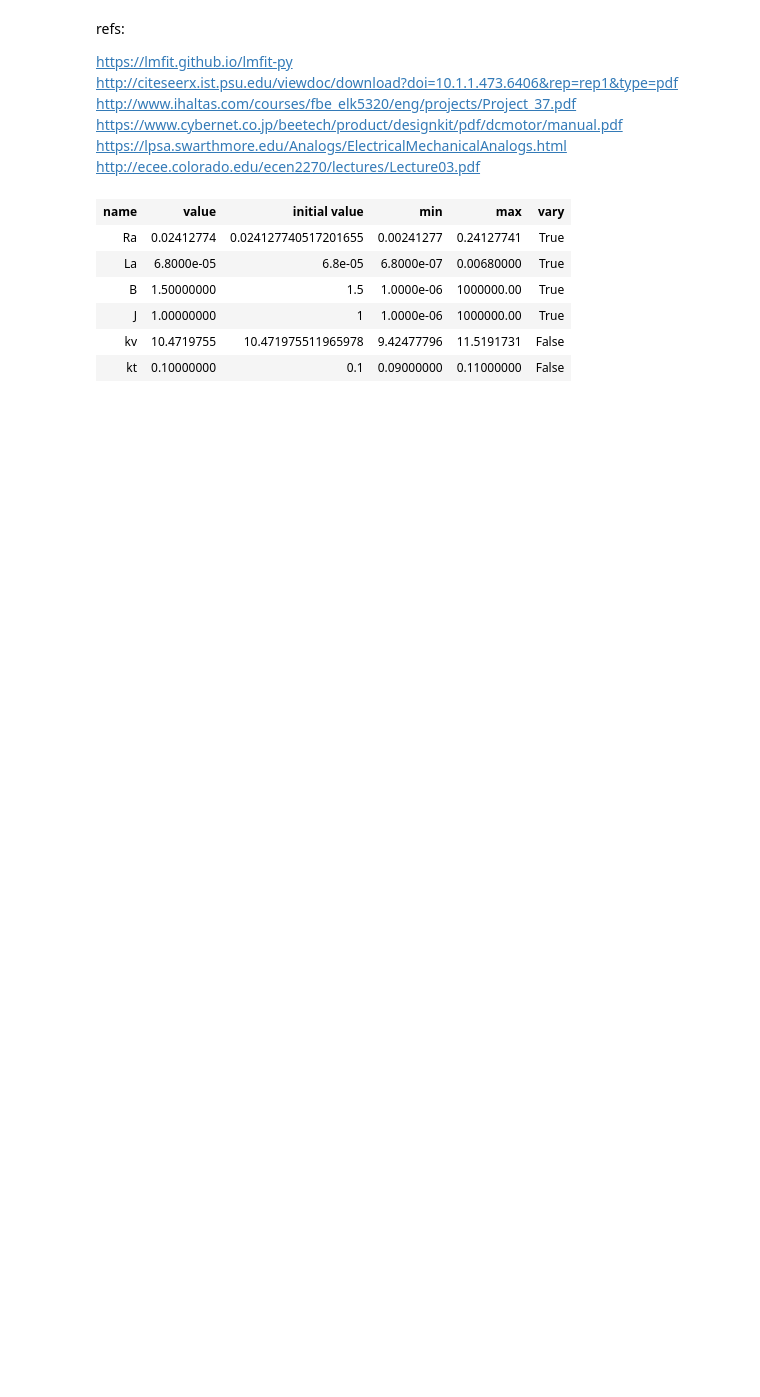
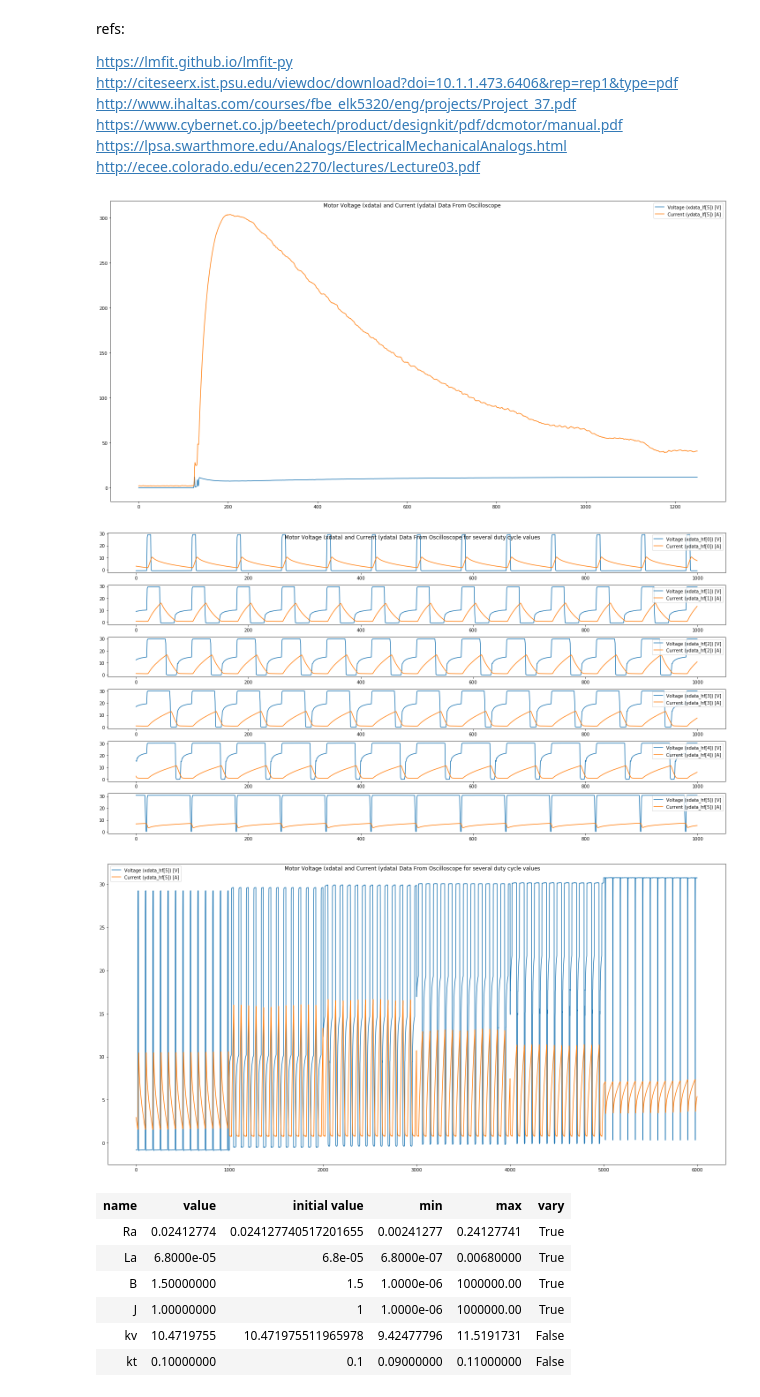
Before and after one commit to ZeniteSolar/MAM21, a Jupyter notebook: simulations/Models/Motor/pmdc_fitting.ipynb, the cells around one changed output. Cells and saved outputs as stored; diff of their text form; code cells hidden in the pictures; blank space fills up the shorter version.

```diff
--- a/simulations/Models/Motor/pmdc_fitting.ipynb
+++ b/simulations/Models/Motor/pmdc_fitting.ipynb
@@ -338,3 +289,35 @@ ydata_hf_all = downsampling(ydata_hf_all, downsampling_factor)
+# %%
+# Data Plots
+
+# low-frequency data
+fig = plt.figure(figsize=(20,10))
+fig.suptitle('Motor Voltage (xdata) and Current (ydata) Data From Oscilloscope')
+plt.plot(xdata_lf, label=f'Voltage (xdata_lf[{i}]) [V]')
+plt.plot(ydata_lf, label=f'Current (ydata_lf[{i}]) [A]')
+plt.legend()
+plt.tight_layout()
+
+# high-frequency data
+fig = plt.figure(figsize=(20,10))
+fig.suptitle('Motor Voltage (xdata) and Current (ydata) Data From Oscilloscope for several duty cycle values')
+for i, _ in enumerate(xdata_hf, start=0):
+    plt.subplot(len(data_file_hf), 1, i+1)
+    plt.plot(xdata_hf[i], label=f'Voltage (xdata_hf[{i}]) [V]')
+    plt.plot(ydata_hf[i], label=f'Current (ydata_hf[{i}]) [A]')
+    plt.legend()
+plt.tight_layout()
+
+# high-frequency stacked data
+fig = plt.figure(figsize=(20,10))
+fig.suptitle('Motor Voltage (xdata) and Current (ydata) Data From Oscilloscope for several duty cycle values')
+plt.plot(xdata_hf_all, label=f'Voltage (xdata_hf[{i}]) [V]')
+plt.plot(ydata_hf_all, label=f'Current (ydata_hf[{i}]) [A]')
+plt.legend()
+plt.tight_layout()
+# %% [output]
+[figure, added]
+[figure, added]
+[figure, added]
 # %%
 import control
 import lmfit
```
Also changed, not shown: parts of 11 cells of this notebook.
